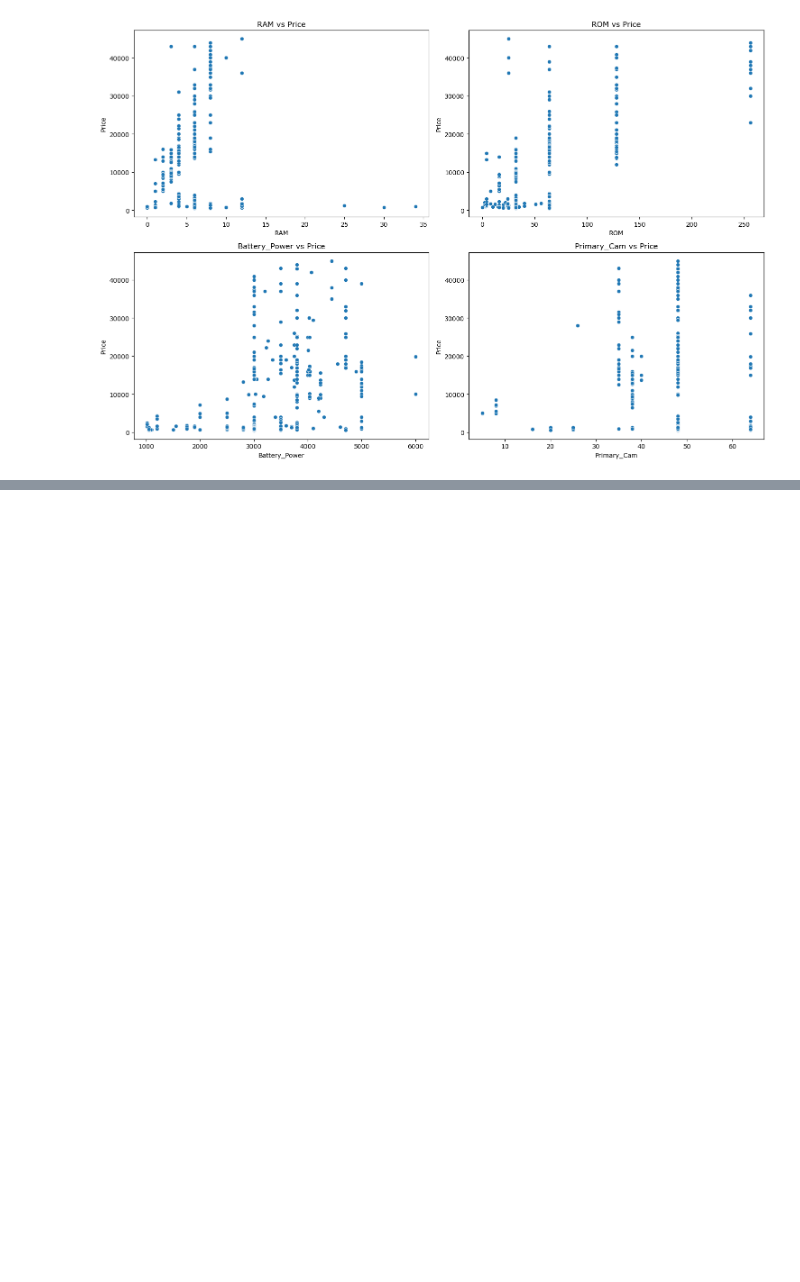
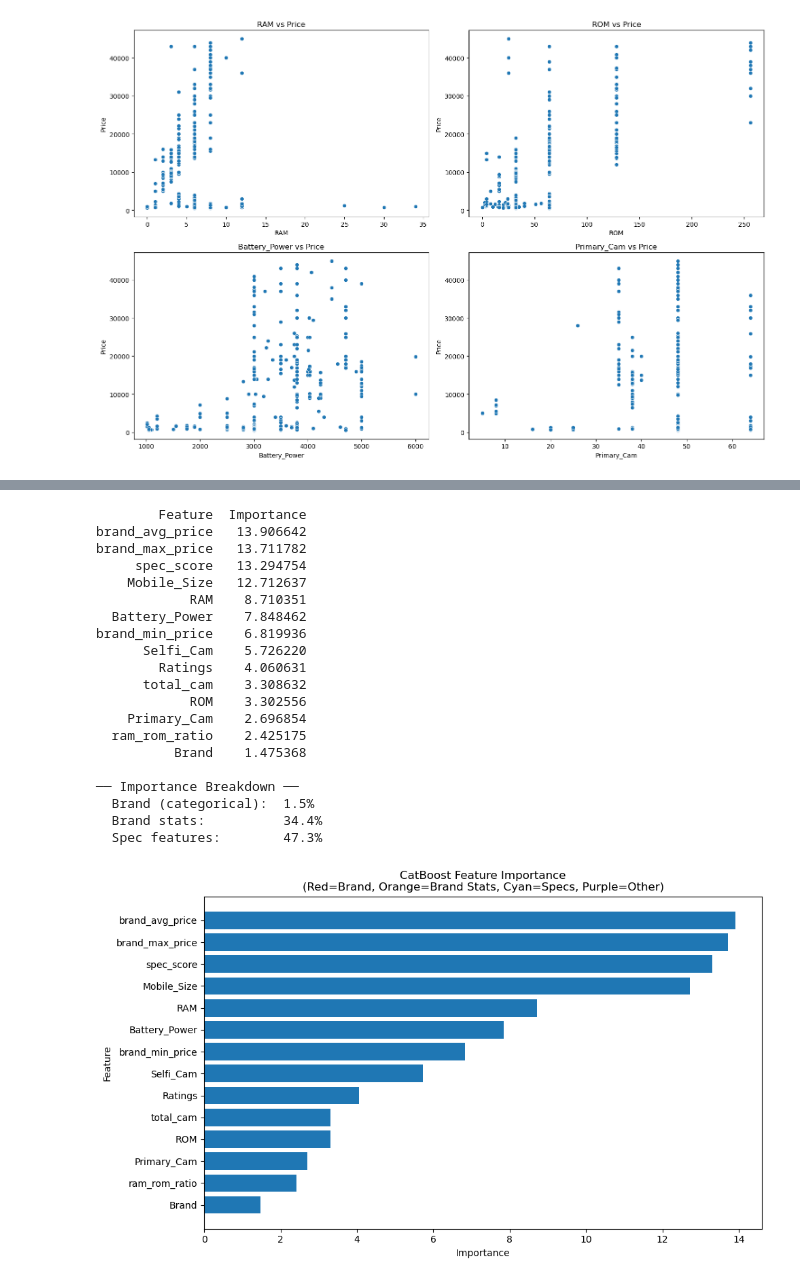
Before and after one commit to Sambram123/Smartphone-Price-Predictor, a Jupyter notebook: Smartphone_Price_Predictor.ipynb, the cells around one changed output, grey strips where cells are left out. Drawn from its saved outputs; the diff is of its cells as text; code cells hidden in the pictures; blank space fills up the shorter version.

Commit message:
Improved model

```diff
--- a/Smartphone_Price_Predictor.ipynb
+++ b/Smartphone_Price_Predictor.ipynb
@@ -306,0 +158,20 @@ plt.show()
+# %%
+# ── Feature Engineering ─────────────────────────────────────────────────────
+# spec_score: composite hardware quality metric (no price info -> no leakage)
+df["spec_score"] = (
+    np.log1p(df["RAM"])
+    + np.log1p(df["ROM"])
+    + np.log1p(df["Battery_Power"])
+    + np.log1p(df["Primary_Cam"])
+    + np.log1p(df["Selfi_Cam"])
+)
+
+# RAM-to-ROM ratio: storage balance indicator
+df["ram_rom_ratio"] = df["RAM"] / (df["ROM"] + 1)
+
+# Camera total
+df["total_cam"] = df["Primary_Cam"] + df["Selfi_Cam"]
+
+print("Feature engineering done.")
+print("New columns:", ["spec_score", "ram_rom_ratio", "total_cam"])
+df[["spec_score", "ram_rom_ratio", "total_cam"]].describe()
@@ -306,0 +379,53 @@ plt.show()
+# %%
+# ── Explainability: Feature importance ────────────────────────────────────
+feat_imp = pd.DataFrame({
+    "Feature": cat_model.feature_names_,
+    "Importance": cat_model.feature_importances_,
+}).sort_values("Importance", ascending=False)
+
+print(feat_imp.to_string(index=False))
+
+# Highlight brand vs spec contributions
+brand_imp = feat_imp[feat_imp["Feature"] == "Brand"]["Importance"].sum()
+spec_features = ["RAM", "ROM", "Battery_Power", "Primary_Cam", "Selfi_Cam",
+                  "spec_score", "ram_rom_ratio", "total_cam"]
+spec_imp = feat_imp[feat_imp["Feature"].isin(spec_features)]["Importance"].sum()
+brand_stat_imp = feat_imp[feat_imp["Feature"].str.startswith("brand_")]["Importance"].sum()
+total = feat_imp["Importance"].sum()
+
+print(f"\n── Importance Breakdown ──")
+print(f"  Brand (categorical):  {100*brand_imp/total:.1f}%")
+print(f"  Brand stats:          {100*brand_stat_imp/total:.1f}%")
+print(f"  Spec features:        {100*spec_imp/total:.1f}%")
+
+plt.figure(figsize=(10, 6))
+
+plt.barh(feat_imp["Feature"], feat_imp["Importance"])
+plt.xlabel("Importance")
+plt.ylabel("Feature")
+plt.title("CatBoost Feature Importance\n(Red=Brand, Orange=Brand Stats, Cyan=Specs, Purple=Other)")
+plt.gca().invert_yaxis()
+plt.tight_layout()
+plt.show()
+# %% [output]
+        Feature  Importance
+brand_avg_price   13.906642
+brand_max_price   13.711782
+     spec_score   13.294754
+    Mobile_Size   12.712637
+            RAM    8.710351
+  Battery_Power    7.848462
+brand_min_price    6.819936
+      Selfi_Cam    5.726220
+        Ratings    4.060631
+      total_cam    3.308632
+            ROM    3.302556
+    Primary_Cam    2.696854
+  ram_rom_ratio    2.425175
+          Brand    1.475368
+
+── Importance Breakdown ──
+  Brand (categorical):  1.5%
+  Brand stats:          34.4%
+  Spec features:        47.3%
+[figure, added]
```
Also changed, not shown: parts of 18 cells of this notebook, 2 other files.
